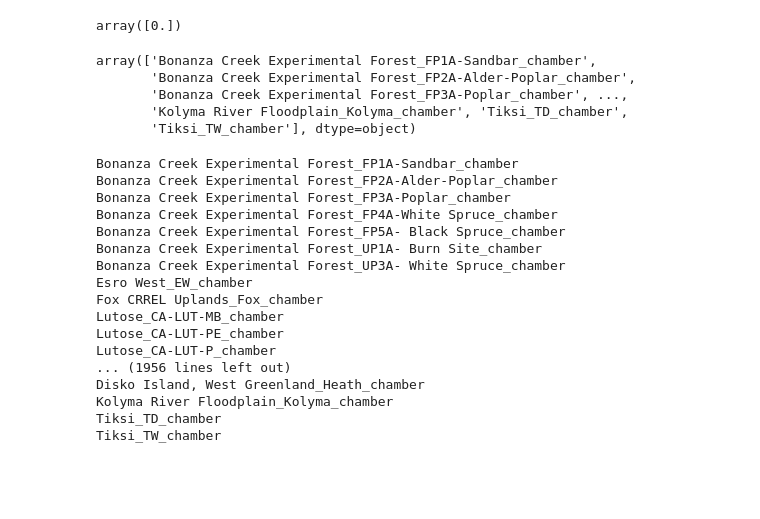
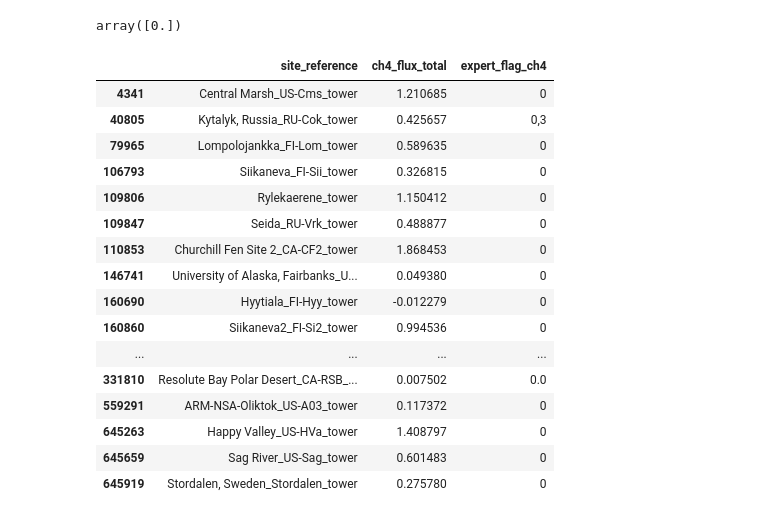
Before and after one commit to stefano-m-potter/abcflux_v2, a Jupyter notebook: make_final_df_lagged.ipynb, the cells around one changed output. Cells and saved outputs as stored; diff of their text form; code cells hidden in the pictures; blank space fills up the shorter version.

```diff
--- a/make_final_df_lagged.ipynb
+++ b/make_final_df_lagged.ipynb
@@ -354,31 +354,30 @@ df0['Percent_Tree_Cover'].unique()
 array([0.])
 # %%
 df0 = pd.read_csv("/explore/nobackup/people/spotter5/anna_v/v2/v2_model_training_data_v4.csv")
-df0['site_reference'].unique()
+df0 = df0[df0['flux_method'] == 'EC']
+# df0['site_reference'].unique()
+df0['expert_flag_ch4'].unique()
+
+df0 = df0[['site_reference', 'ch4_flux_total', 'expert_flag_ch4']]
+
+df0 = df0.dropna()
+df0 = df0.drop_duplicates('site_reference')
+df0
 # %% [output]
-array(['Bonanza Creek Experimental Forest_FP1A-Sandbar_chamber',
-       'Bonanza Creek Experimental Forest_FP2A-Alder-Poplar_chamber',
-       'Bonanza Creek Experimental Forest_FP3A-Poplar_chamber', ...,
-       'Kolyma River Floodplain_Kolyma_chamber', 'Tiksi_TD_chamber',
-       'Tiksi_TW_chamber'], dtype=object)
+|  | site_reference | ch4_flux_total | expert_flag_ch4 |
+| 4341 | Central Marsh_US-Cms_tower | 1.210685 | 0 |
+| 40805 | Kytalyk, Russia_RU-Cok_tower | 0.425657 | 0,3 |
+| 79965 | Lompolojankka_FI-Lom_tower | 0.589635 | 0 |
+| 106793 | Siikaneva_FI-Sii_tower | 0.326815 | 0 |
+| 109806 | Rylekaerene_tower | 1.150412 | 0 |
+| 109847 | Seida_RU-Vrk_tower | 0.488877 | 0 |
+| 110853 | Churchill Fen Site 2_CA-CF2_tower | 1.868453 | 0 |
+| 146741 | University of Alaska, Fairbanks_U... | 0.049380 | 0 |
+| 160690 | Hyytiala_FI-Hyy_tower | -0.012279 | 0 |
+| 160860 | Siikaneva2_FI-Si2_tower | 0.994536 | 0 |
+| ... | ... | ... | ... |
+| 331810 | Resolute Bay Polar Desert_CA-RSB_... | 0.007502 | 0.0 |
+| 559291 | ARM-NSA-Oliktok_US-A03_tower | 0.117372 | 0 |
+| 645263 | Happy Valley_US-HVa_tower | 1.408797 | 0 |
+| 645659 | Sag River_US-Sag_tower | 0.601483 | 0 |
+| 645919 | Stordalen, Sweden_Stordalen_tower | 0.275780 | 0 |
-# %%
-for i in df0['site_reference'].unique():
-    print(i)
-# %% [output]
-Bonanza Creek Experimental Forest_FP1A-Sandbar_chamber
-Bonanza Creek Experimental Forest_FP2A-Alder-Poplar_chamber
-Bonanza Creek Experimental Forest_FP3A-Poplar_chamber
-Bonanza Creek Experimental Forest_FP4A-White Spruce_chamber
-Bonanza Creek Experimental Forest_FP5A- Black Spruce_chamber
-Bonanza Creek Experimental Forest_UP1A- Burn Site_chamber
-Bonanza Creek Experimental Forest_UP3A- White Spruce_chamber
-Esro West_EW_chamber
-Fox CRREL Uplands_Fox_chamber
-Lutose_CA-LUT-MB_chamber
-Lutose_CA-LUT-PE_chamber
-Lutose_CA-LUT-P_chamber
-... (1956 lines left out)
-Disko Island, West Greenland_Heath_chamber
-Kolyma River Floodplain_Kolyma_chamber
-Tiksi_TD_chamber
-Tiksi_TW_chamber
```
Also changed, not shown: parts of 1 cell of this notebook, 7 other files.
